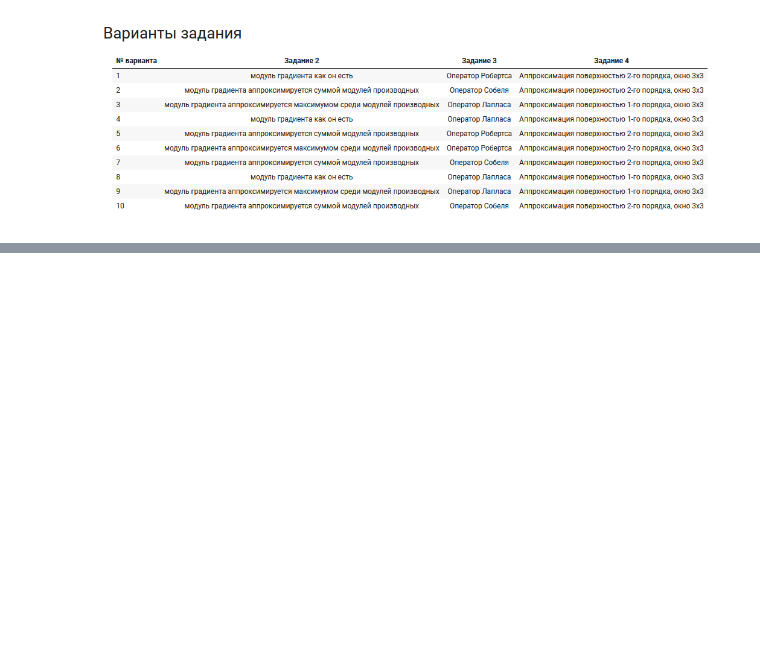
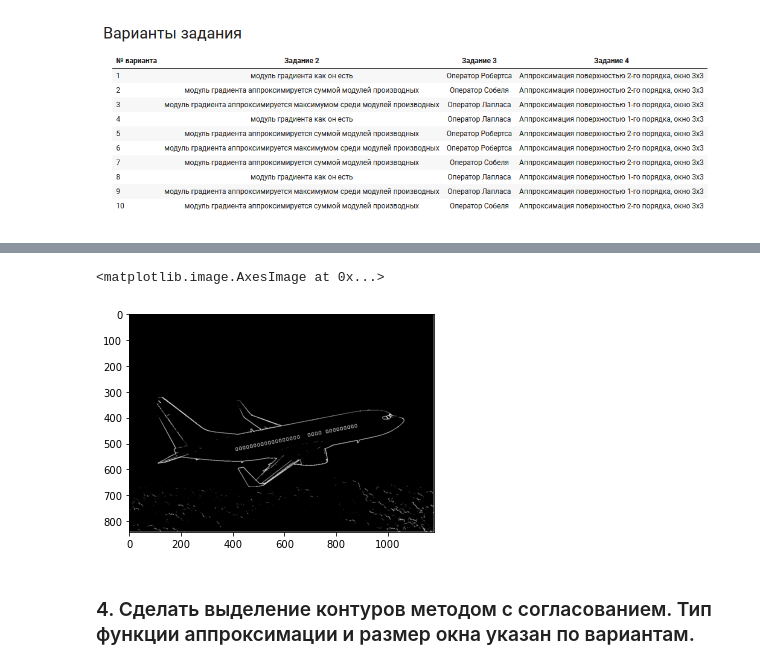
Before and after one commit to Dark-MonkGI/ImageProcessing_SAMARA_UNIVERSITY, a Jupyter notebook: 4. Highlighting contours/IP_6131-010402D_Griaznov_I_4.ipynb, the cells around one changed output, grey strips where cells are left out. Cells and saved outputs as stored; diff of their text form; code cells hidden in the pictures; blank space fills up the shorter version.

```diff
--- a/4. Highlighting contours/IP_6131-010402D_Griaznov_I_4.ipynb
+++ b/4. Highlighting contours/IP_6131-010402D_Griaznov_I_4.ipynb
@@ -27,0 +117,8 @@ Variant № 8
+# %%
+thresh_out = thresholding(grad_out, 25)
+plt.imshow(thresh_out, cmap = 'gray')
+# %% [output]
+<matplotlib.image.AxesImage at 0x...>
+[figure, added]
+# %% [markdown]
+### 4. Сделать выделение контуров методом с согласованием. Тип функции аппроксимации и размер окна указан по вариантам.
```
Also changed, not shown: parts of 21 cells of this notebook, 1 other file.
